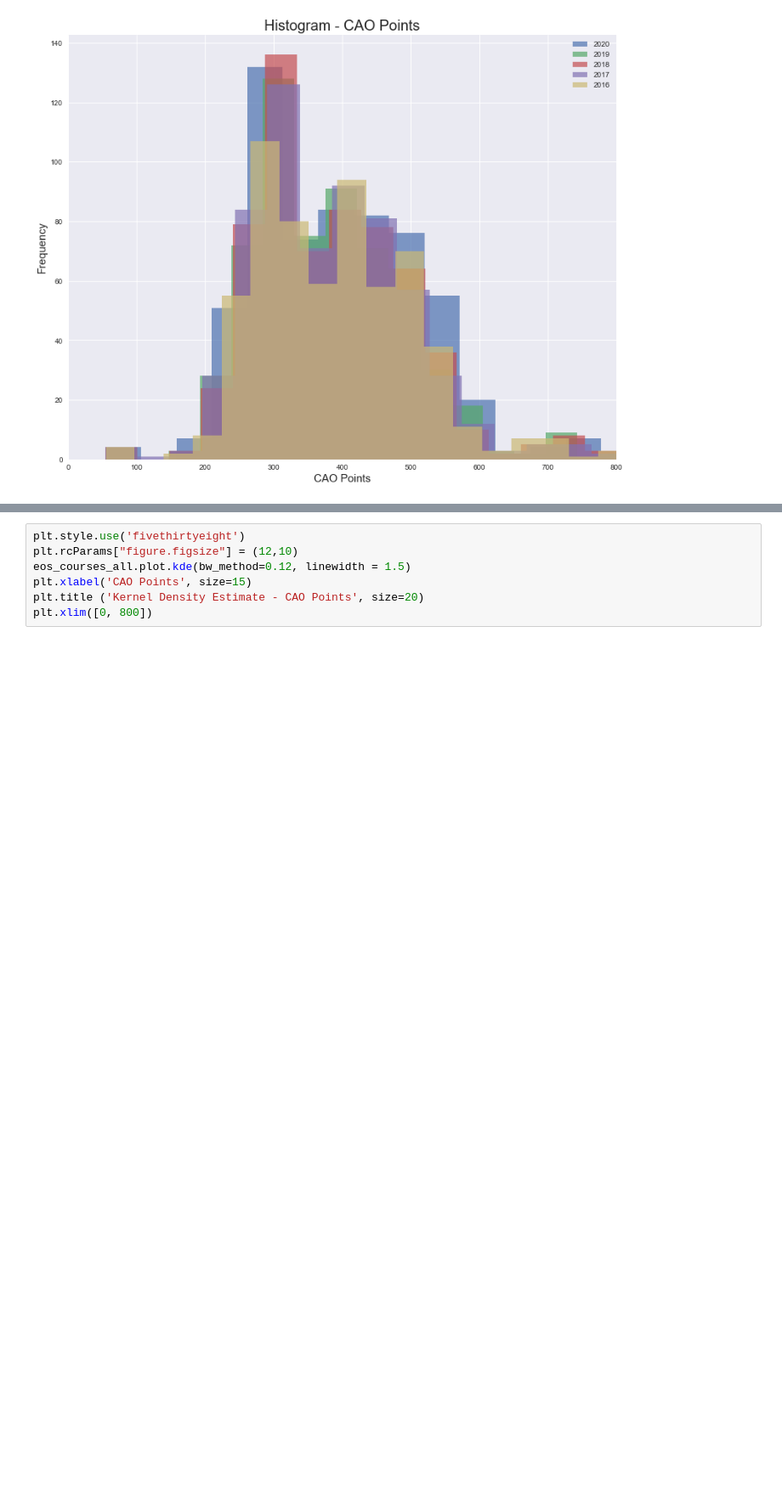
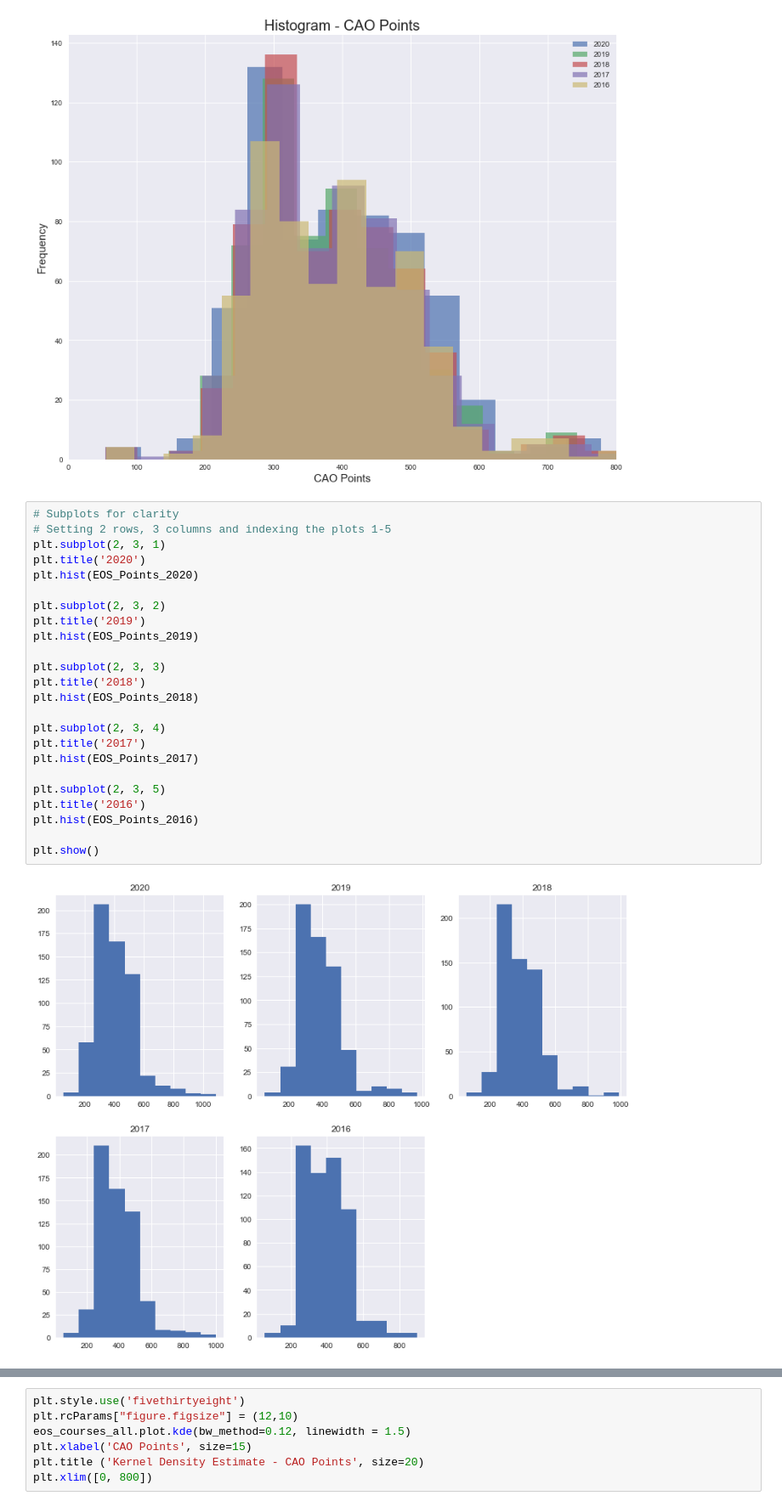
Before and after one commit to G00398275/FODA2021, a Jupyter notebook: cao.ipynb, the cells around one changed output, grey strips where cells are left out. Shown at 85% size. Cells and saved outputs as stored; diff of their text form; blank space fills up the shorter version.

Commit message:
Added conclusion and subplots for overlaid histograms

```diff
--- a/cao.ipynb
+++ b/cao.ipynb
@@ -2002,4 +2007,30 @@ plt.legend()
 plt.show()
 # %% [output]
 [figure]
+# %%
+# Subplots for clarity
+# Setting 2 rows, 3 columns and indexing the plots 1-5
+plt.subplot(2, 3, 1)
+plt.title('2020')
+plt.hist(EOS_Points_2020)
+
+plt.subplot(2, 3, 2)
+plt.title('2019')
+plt.hist(EOS_Points_2019)
+
+plt.subplot(2, 3, 3)
+plt.title('2018')
+plt.hist(EOS_Points_2018)
+
+plt.subplot(2, 3, 4)
+plt.title('2017')
+plt.hist(EOS_Points_2017)
+
+plt.subplot(2, 3, 5)
+plt.title('2016')
+plt.hist(EOS_Points_2016)
+
+plt.show()
+# %% [output]
+[figure, added]
 # %% [markdown]
```
Also changed, not shown: parts of 9 cells of this notebook, 16 other files.
